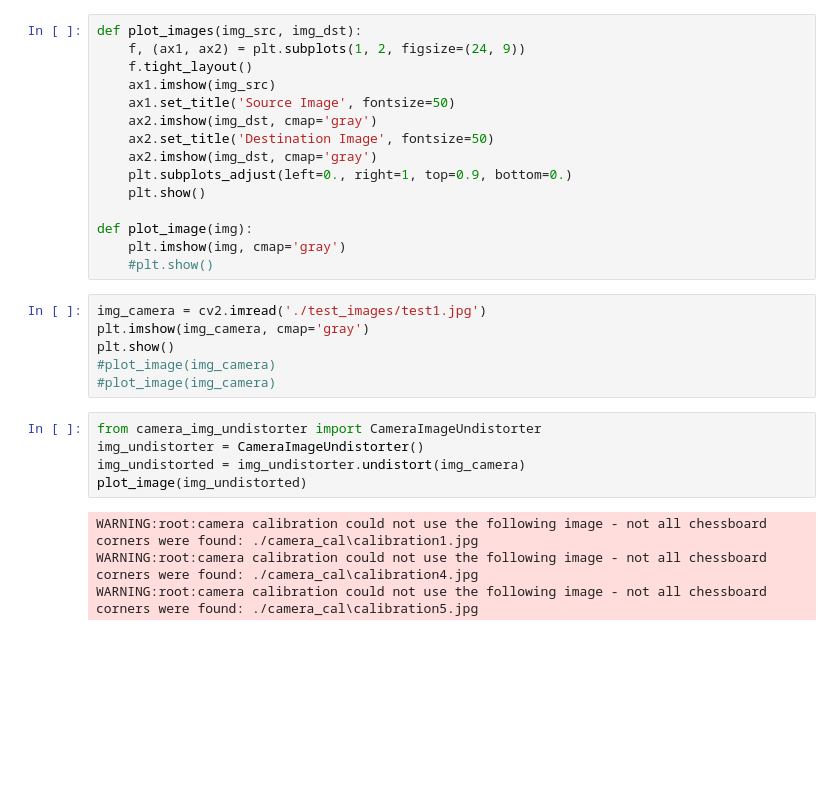
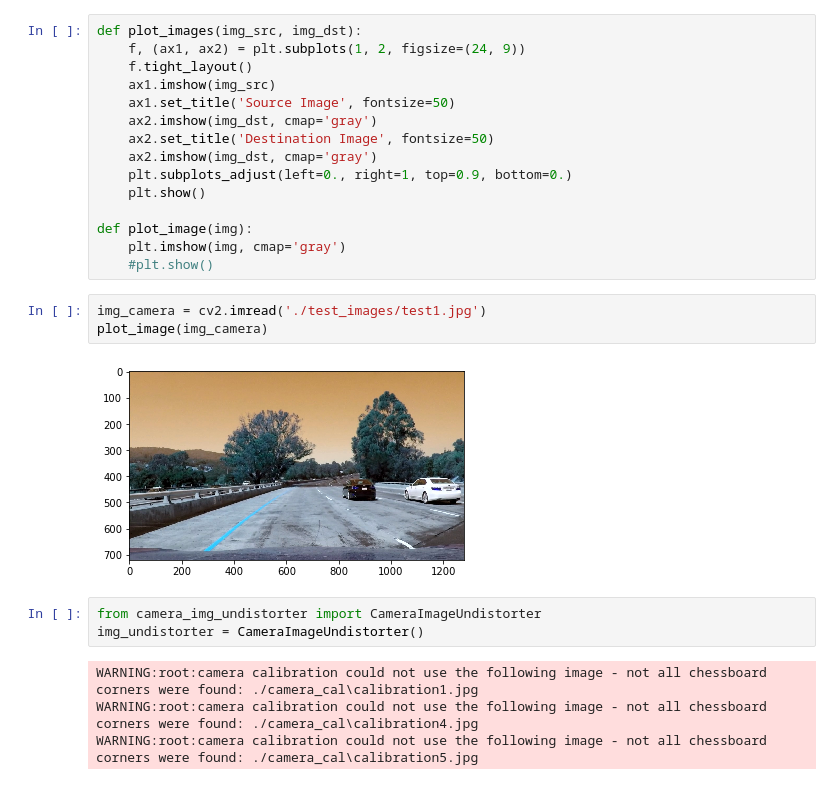
Before and after one commit to mastah43/CarND-Advanced-Lane-Lines, a Jupyter notebook: lane_finding.ipynb, the cells around one changed output. Cells and saved outputs as stored; diff of their text form; blank space fills up the shorter version.

```diff
--- a/lane_finding.ipynb
+++ b/lane_finding.ipynb
@@ -28,15 +29,12 @@ def plot_image(img):
     #plt.show()
 # %%
 img_camera = cv2.imread('./test_images/test1.jpg')
-plt.imshow(img_camera, cmap='gray')
-plt.show()
-#plot_image(img_camera)
-#plot_image(img_camera)
+plot_image(img_camera)
+# %% [output]
+[figure, added]
 # %%
 from camera_img_undistorter import CameraImageUndistorter
 img_undistorter = CameraImageUndistorter()
-img_undistorted = img_undistorter.undistort(img_camera)
-plot_image(img_undistorted)
 # %% [output]
 WARNING:root:camera calibration could not use the following image - not all chessboard corners were found: ./camera_cal\calibration1.jpg
 WARNING:root:camera calibration could not use the following image - not all chessboard corners were found: ./camera_cal\calibration4.jpg
```
Also changed, not shown: parts of 4 cells of this notebook, 2 other files.
